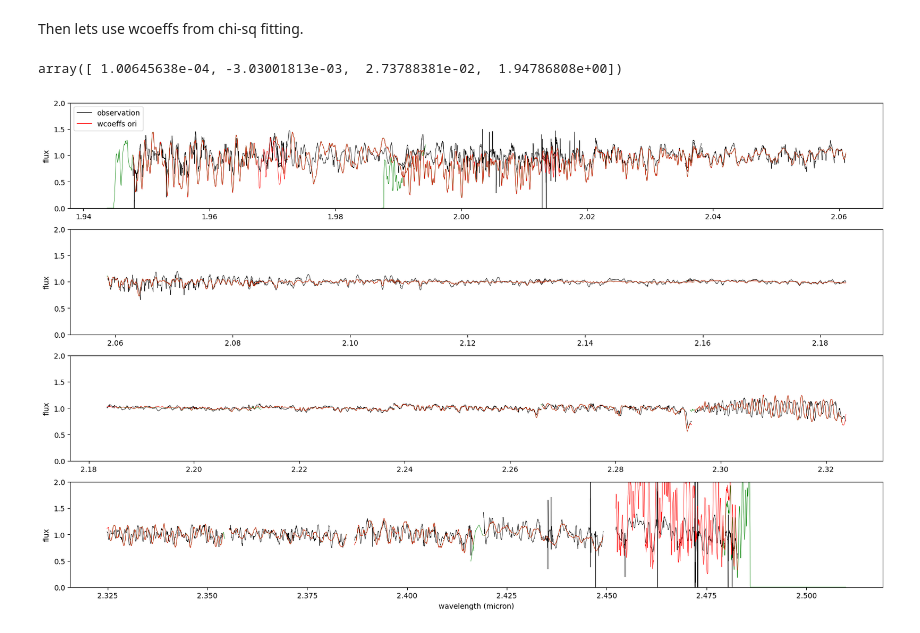
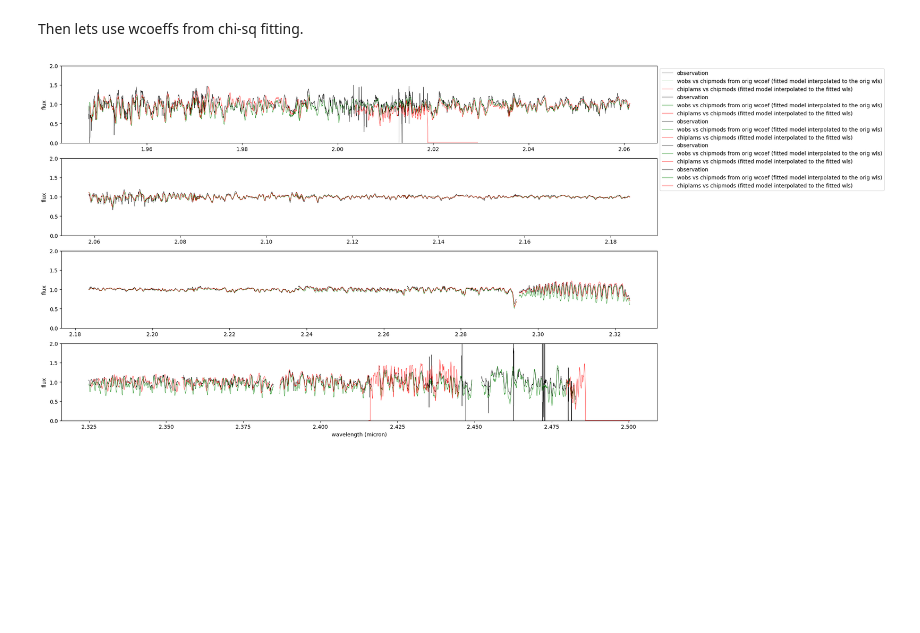
Before and after one commit to alphalyncis/dopplerimg, a Jupyter notebook: code/wavelength_solution.ipynb, the cells around one changed output. Cells and saved outputs as stored; diff of their text form; code cells hidden in the pictures; blank space fills up the shorter version.

Commit message:
plot 2M fittings and study wl shifts

```diff
--- a/code/wavelength_solution.ipynb
+++ b/code/wavelength_solution.ipynb
@@ -82,5 +71,26 @@ for jj in range(norders):
-# %%
-wcoef_ori
-# %% [output]
-array([ 1.00645638e-04, -3.03001813e-03,  2.73788381e-02,  1.94786808e+00])
+# %%
+model = 'lte017.5-5.0'
+resultdir = f"{homedir}/uoedrive/result/CIFIST"
+
+for f in sorted(glob.glob(f"{resultdir}/IGRINS_2M0036_K_chipmods_*{model}*.fits")):
+    modelname = f.split("_")[-1][:12]
+    chipmods= fits.getdata(f)
+for f in sorted(glob.glob(f"{resultdir}/IGRINS_2M0036_K_chiplams_*{model}*.fits")):
+    modelname = f.split("_")[-1][:12]
+    chiplams = fits.getdata(f)
+
+for f in sorted(glob.glob(f"{resultdir}/IGRINS_2M0036_K_fitting*{model}*.txt")):
+    modelname = f.split("_")[-1][:12]
+    results = Table.read(f, format='ascii')
+    vsini = results['vsini']
+    rv = results['rv']
+    lld = results['lld']
+    wcoef = np.array([[float(i) for i in wc.split(',')] for wc in results['wcoef']])
+    ccoef = np.array([[float(i) for i in cc.split(',')] for cc in results['ccoef']])
+
+vsini = vsini.reshape(42,20)
+rv = rv.reshape(42,20)
+lld = lld.reshape(42,20)
+wcoef = wcoef.reshape(42,20,4)
+ccoef = ccoef.reshape(42,20,2)
 # %%
@@ -130,24 +137,21 @@ for jj in range(norders):
 # %%
-model = 'lte015.0-5.0'
+model = 'lte017.5-5.0'
 fobs = fobs0[:20]
 wobs = np.median(wls, axis=0)[:20]
 plt.figure(figsize=(20,12))
 
 for sub in range(4):
     plt.subplot(4,1, 4-sub)
     for jj in range(sub*5, sub*5+5):
-        plt.plot(lam_obs[jj], fobs[jj,:], linewidth=0.5, color="black", label="observation")
-        #plt.plot(lam_fitted[jj], fobs[jj,:], linewidth=0.5, color="r", label="fitted wcoeffs")
-        plt.plot(chiplams[jj], chipmods[jj], linewidth=0.5, color="green")
-        plt.plot(chiplams_oriwl[jj], chipmods_oriwl[jj], linewidth=0.5, color="red")
+        plt.plot(wobs[jj], fobs[jj,:], linewidth=0.5, color="black", label="observation")
+        plt.plot(wobs[jj], chipmods_oriwl[jj],linewidth=0.5, color="g", label="wobs vs chipmods from orig wcoef (fitted model interpolated to the orig wls)")
+        #plt.plot(wobs[jj], chipmods[obs, jj],linewidth=0.2, color="r", label="wobs vs chipmods")
+        plt.plot(chiplams[obs,jj], chipmods[obs, jj],linewidth=0.5, color="r", label="chiplams vs chipmods (fitted model interpolated to the fitted wls)")
     plt.ylabel("flux")
     plt.ylim((0,2))
     if sub==0:
         plt.xlabel("wavelength (micron)")
     if sub==3:
-        custom_lines = [Line2D([0], [0], color="black", lw=1),
-                        Line2D([0], [0], color="r", lw=1),]
-                        #Line2D([0], [0], color="g", lw=1),]
-        plt.legend(custom_lines, ["observation", "wcoeffs ori"], loc=2)
+        plt.legend(loc=2, bbox_to_anchor=(1,1))
 # %% [output]
-[figure, old version]
+[figure, new version]
```
Also changed, not shown: parts of 4 cells of this notebook, 1 other file.
